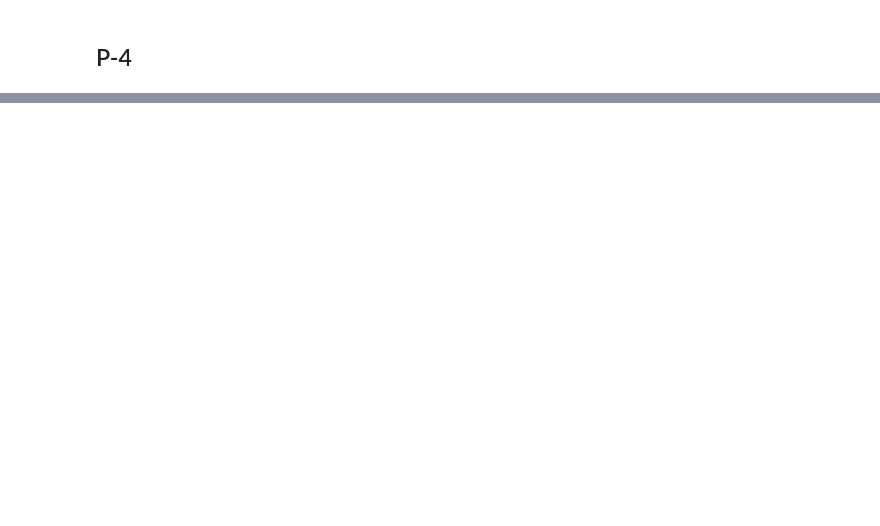
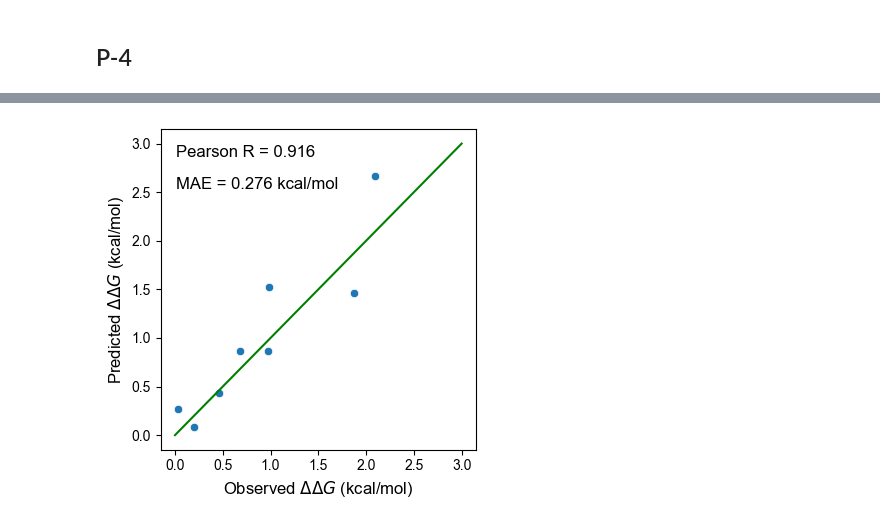
Before and after one commit to gentle1999/NNdioxide-asymMichael, a Jupyter notebook: 7-Extra-Exp.ipynb, the cells around one changed output, grey strips where cells are left out. Cells and saved outputs as stored; diff of their text form; code cells hidden in the pictures; blank space fills up the shorter version.

```diff
--- a/7-Extra-Exp.ipynb
+++ b/7-Extra-Exp.ipynb
@@ -343 +343,63 @@ LOCAL_RANK: 0 - CUDA_VISIBLE_DEVICES: [0]
 | 1 | [Yb+3].FC(S(=O)(=O)[O-1])(F)F.FC(... | ClC(Cl)Cl | O=C([C@@H]1CCCC[N@@+]1([O-1])CCC[... | [K+].[O-1]C(=O)[O-1].[K+] | Cc1cc(C)n(C(/C=C/c2ccccc2)=O)n1 | COC(CS)=O | COC(CSC(CC(n1c(C)cc(C)n1)=O)c2ccc... | 0.082571 | ... |
+# %%
+import seaborn as sns
+from scipy.stats import pearsonr
+
+d = pd.DataFrame(
+    {
+        r"y_true": [
+            2.09,
+            0.98,
+            0.68,
+            1.87,
+            0.97,
+            0.46,
+            0.03,
+            0.20,
+        ],
+        r"y_pred": [
+            2.67,
+            1.52,
+            0.87,
+            1.46,
+            0.87,
+            0.43,
+            0.27,
+            0.08,
+        ],
+    }
+)
+
+g = sns.scatterplot(data=d, x=r"y_true", y=r"y_pred")
+g.text(
+    0.05,
+    0.95,
+    f"Pearson R = {pearsonr(d['y_true'], d['y_pred'])[0]:5.3f}",
+    transform=g.transAxes,
+    fontsize=12,
+    verticalalignment="top",
+    fontfamily="Arial",
+)
+g.text(
+    0.05,
+    0.85,
+    f"MAE = {mean_absolute_error(d['y_true'], d['y_pred']):5.3f} kcal/mol",
+    transform=g.transAxes,
+    fontsize=12,
+    verticalalignment="top",
+    fontfamily="Arial",
+)
+g.plot([0, 3], [0, 3], color="green", linestyle="-")
+g.set_xlabel(
+    r"Observed $\Delta\Delta\it{G}$ (kcal/mol)",
+    fontdict={"size": 12, "fontfamily": "Arial"},
+)
+g.set_ylabel(
+    r"Predicted $\Delta\Delta\it{G}$ (kcal/mol)",
+    fontdict={"size": 12, "fontfamily": "Arial"},
+)
+g.figure.set_size_inches(4, 4)
+g.figure.tight_layout()
+g.figure.savefig("img/Extra-Exp.png", dpi=300)
+# %% [output]
+[figure, added]
```
Also changed, not shown: parts of 4 cells of this notebook, 2 other files.
